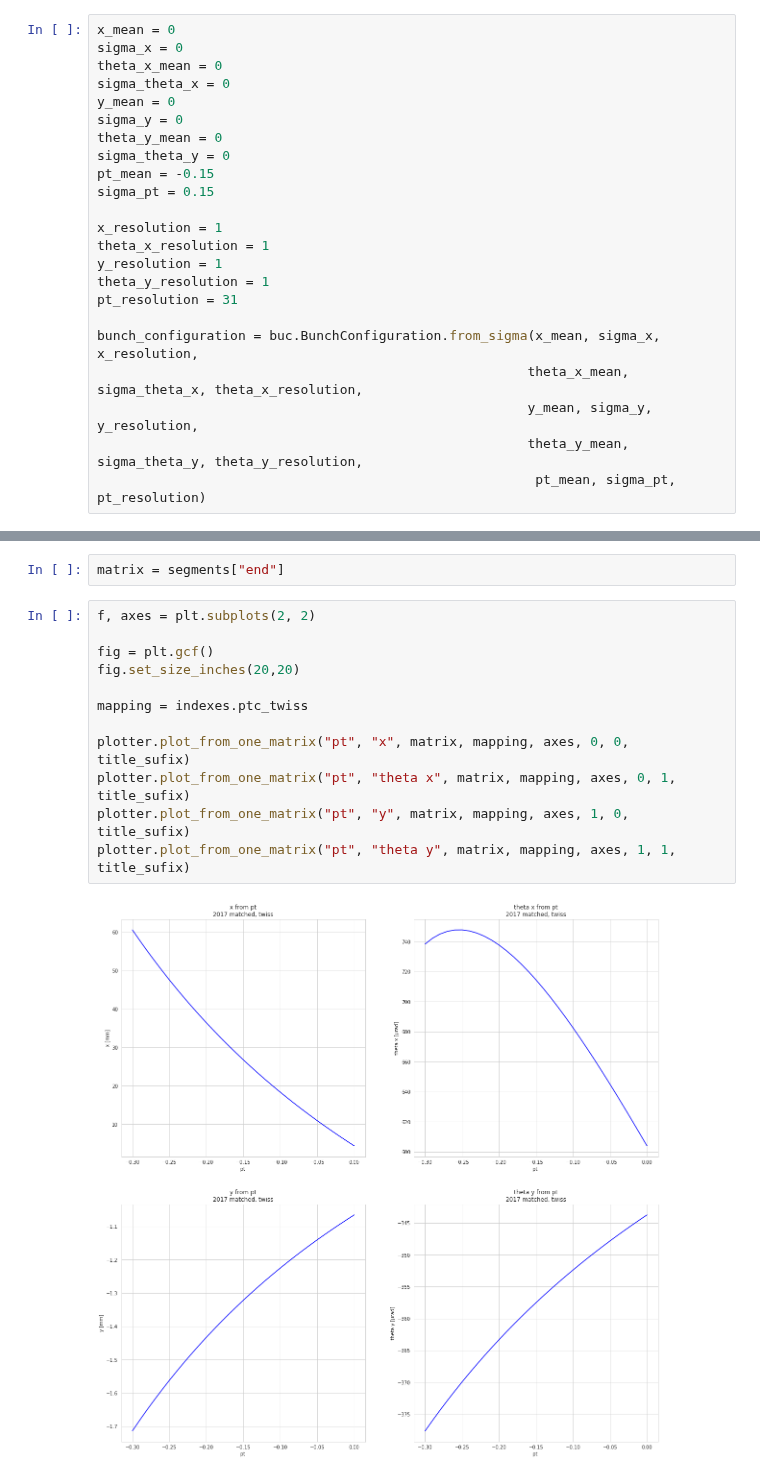
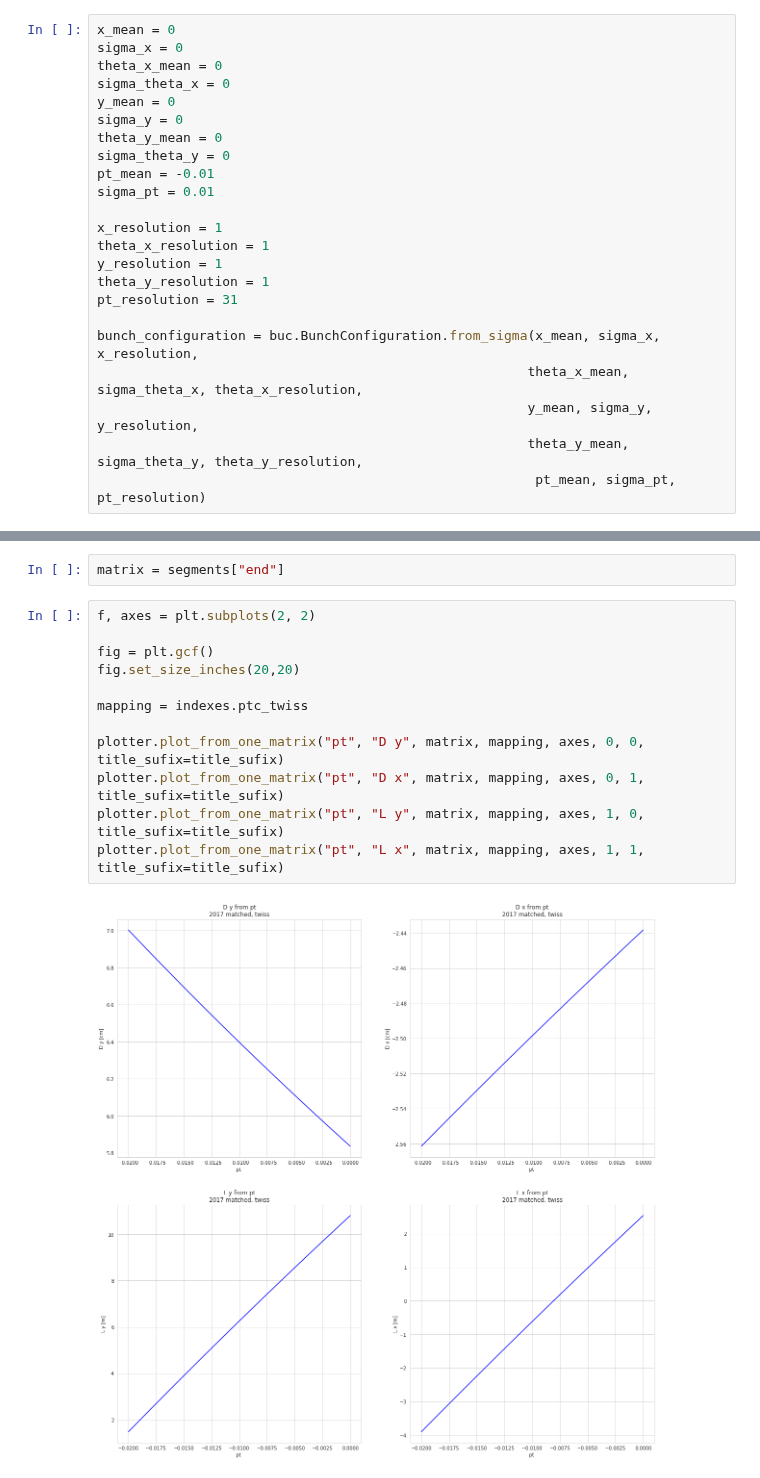
Before and after one commit to mucharafal/optics_generator_python, a Jupyter notebook: notebooks/Transport Twiss 2017 Matched.ipynb, the cells around one changed output, grey strips where cells are left out. Saved outputs shown, nothing was run; the diff lists cells and outputs as text.

```diff
--- a/notebooks/Transport Twiss 2017 Matched.ipynb
+++ b/notebooks/Transport Twiss 2017 Matched.ipynb
@@ -28,8 +28,8 @@ y_mean = 0
 sigma_y = 0
 theta_y_mean = 0
 sigma_theta_y = 0
-pt_mean = -0.15
-sigma_pt = 0.15
+pt_mean = -0.01
+sigma_pt = 0.01
 
 x_resolution = 1
 theta_x_resolution = 1
@@ -51,14 +51,14 @@ matrix = segments["end"]
 # %%
 f, axes = plt.subplots(2, 2)
 
 fig = plt.gcf()
 fig.set_size_inches(20,20)
 
 mapping = indexes.ptc_twiss
 
-plotter.plot_from_one_matrix("pt", "x", matrix, mapping, axes, 0, 0, title_sufix)
-plotter.plot_from_one_matrix("pt", "theta x", matrix, mapping, axes, 0, 1, title_sufix)
-plotter.plot_from_one_matrix("pt", "y", matrix, mapping, axes, 1, 0, title_sufix)
-plotter.plot_from_one_matrix("pt", "theta y", matrix, mapping, axes, 1, 1, title_sufix)
+plotter.plot_from_one_matrix("pt", "D y", matrix, mapping, axes, 0, 0, title_sufix=title_sufix)
+plotter.plot_from_one_matrix("pt", "D x", matrix, mapping, axes, 0, 1, title_sufix=title_sufix)
+plotter.plot_from_one_matrix("pt", "L y", matrix, mapping, axes, 1, 0, title_sufix=title_sufix)
+plotter.plot_from_one_matrix("pt", "L x", matrix, mapping, axes, 1, 1, title_sufix=title_sufix)
 # %% [output]
-[figure, old version]
+[figure, new version]
```
Also changed, not shown: 10 other files.
